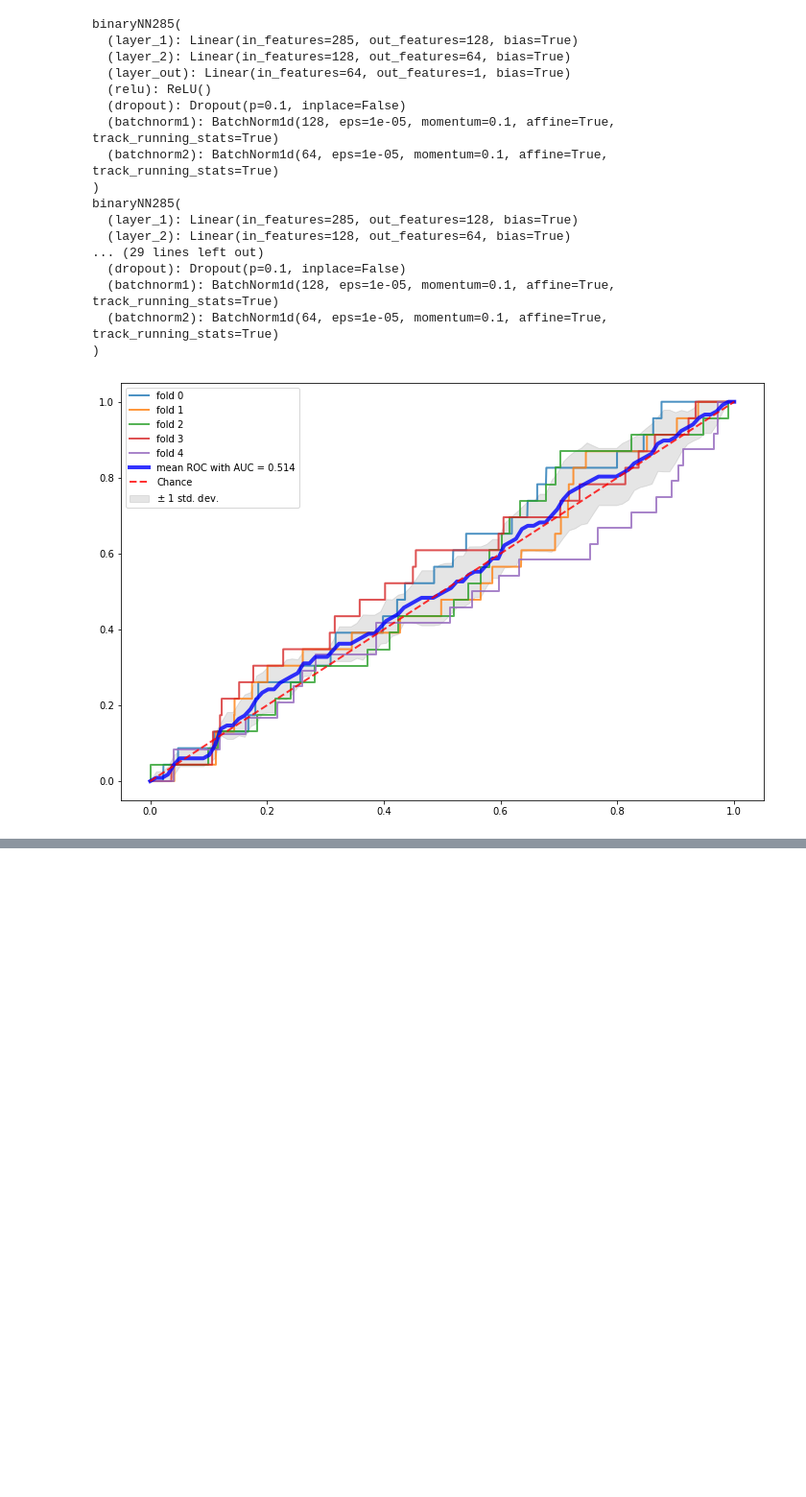
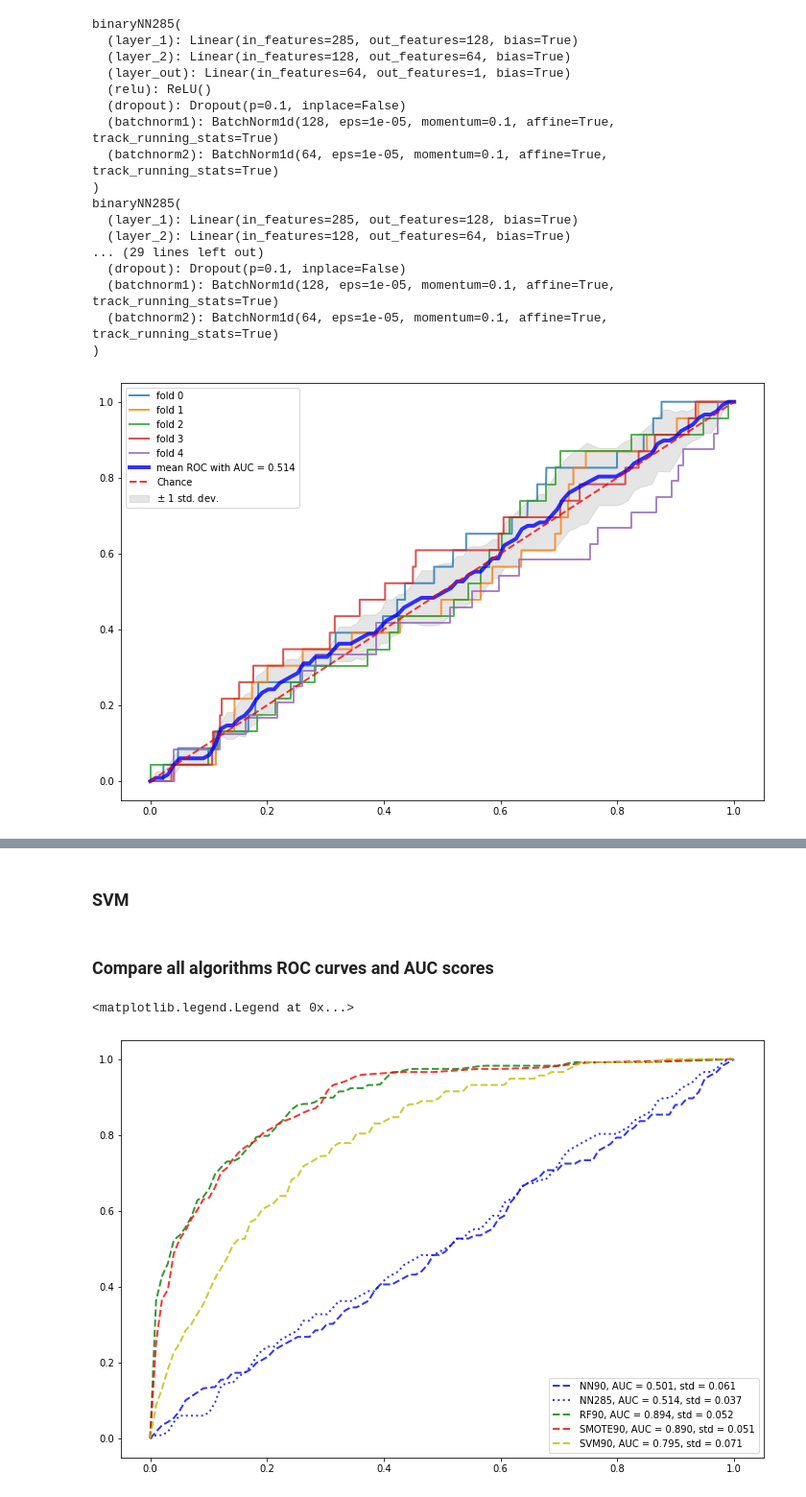
Before and after one commit to epfl-ada/ada-2020-project-milestone-p3-p3_act, a Jupyter notebook: NN.ipynb, the cells around one changed output, grey strips where cells are left out. Shown: that part at 96% size. Drawn from its saved outputs; the diff is of its cells as text; code cells hidden in the pictures; blank space fills up the shorter version.

Commit message:
add smote svm rf

```diff
--- a/NN.ipynb
+++ b/NN.ipynb
@@ -430,9 +436,13 @@ Get roc curve for random forest
 # %%
-def crossvali_rf_roc(X, y, n_splits=10):
+def crossvali_rf_svm_roc(X, y, n_splits, model_type):
 
     # Run classifier with cross-validation and plot ROC curves
     cv = StratifiedKFold(n_splits)
-    rf = RandomForestClassifier(n_estimators=1000, criterion='gini', random_state=0, max_samples=0.67)
+    if model_type == 'rf':
+        model = RandomForestClassifier(n_estimators=1000, criterion='gini', random_state=0)
+    else:
+        model = make_pipeline(StandardScaler(), SVC(gamma='auto', probability=True))
+
 
     tprs = []
     aucs = []
@@ -443,10 +453,10 @@ def crossvali_rf_roc(X, y, n_splits=10):
         X_tr, X_te = X.iloc[train], X.iloc[test]
         y_tr = y[train]
         y_te = y[test]
-        rf.fit(X_tr, y_tr)
+        model.fit(X_tr, y_tr)
 
         # y_pos_prob denotes the predicted probablity of yi=1 (yi belongs to the positive class)
-        y_pos_prob = rf.predict_proba(X_te)[:,1]
+        y_pos_prob = model.predict_proba(X_te)[:,1]
         fpr, tpr, thresholds = roc_curve(y_te, y_pos_prob)
 
         # interpolate to get smoother curve
@@ -461,5 +471,5 @@ def crossvali_rf_roc(X, y, n_splits=10):
     std_auc = np.std(aucs)
 
     return mean_fpr, mean_tpr, mean_auc, std_auc
-
-mean_fpr_rf, mean_tpr_rf, mean_auc_rf, std_auc_rf = crossvali_rf_roc(X_90, y, n_splits=5)
+# %%
+mean_fpr_rf_90, mean_tpr_rf_90, mean_auc_rf_90, std_auc_rf_90 = crossvali_rf_svm_roc(X_90, y, n_splits=10, model_type='rf')
@@ -511,0 +520,2 @@ The scikit-learn version is 0.23.2.
+# %%
+mean_fpr_SMOTE_90, mean_tpr_SMOTE_90, mean_auc_SMOTE_90, std_auc_SMOTE_90 = crossvali_rf_smote_roc(X_90, y, n_splits=10)
@@ -511,0 +524,33 @@ The scikit-learn version is 0.23.2.
+# %% [markdown]
+### SVM
+# %%
+mean_fpr_svm_90, mean_tpr_svm_90, mean_auc_svm_90, std_auc_svm_90 = crossvali_rf_svm_roc(X_90, y, n_splits=10, model_type='svm')
+# %% [markdown]
+### Compare all algorithms ROC curves and AUC scores
+# %%
+plt.figure(figsize=(12,8))
+plt.plot(mean_fpr_NN90, mean_tpr_NN90, color='b', linestyle='--',
+        label='NN90, AUC = {:.3f}, std = {:.3f}'.format(mean_auc_NN90, std_auc_NN90),
+        lw=2, alpha=.8)
+plt.plot(mean_fpr_NN285, mean_tpr_NN285, color='b', linestyle=':',
+        label='NN285, AUC = {:.3f}, std = {:.3f}'.format(mean_auc_NN285, std_auc_NN285),
+        lw=2, alpha=.8)
+plt.plot(mean_fpr_rf_90, mean_tpr_rf_90, color='g', linestyle='--',
+        label='RF90, AUC = {:.3f}, std = {:.3f}'.format(mean_auc_rf_90, std_auc_rf_90),
+        lw=2, alpha=.8)
+# plt.plot(mean_fpr_rf_90, mean_tpr_rf_285, color='g', linestyle=':',
+#         label='RF285, AUC = {:.3f}, std = {:.3f}'.format(mean_auc_rf_285, std_auc_rf_285),
+#         lw=2, alpha=.8)
+plt.plot(mean_fpr_SMOTE_90, mean_tpr_SMOTE_90, color='r', linestyle='--',
+        label='SMOTE90, AUC = {:.3f}, std = {:.3f}'.format(mean_auc_SMOTE_90, std_auc_SMOTE_90),
+        lw=2, alpha=.8)
+# plt.plot(mean_fpr_SMOTE_285, mean_tpr_SMOTE_285, color='r',linestyle=':',
+#         label='SMOTE285, AUC = {:.3f}, std = {:.3f}'.format(mean_auc_SMOTE_285, std_auc_SMOTE_285),
+#         lw=2, alpha=.8)
+plt.plot(mean_fpr_svm_90, mean_tpr_svm_90, color='y', linestyle='--',
+        label='SVM90, AUC = {:.3f}, std = {:.3f}'.format(mean_auc_svm_90, std_auc_svm_90),
+        lw=2, alpha=.8)
+plt.legend()
+# %% [output]
+<matplotlib.legend.Legend at 0x...>
+[figure, added]
```
Also changed, not shown: parts of 8 cells of this notebook.
